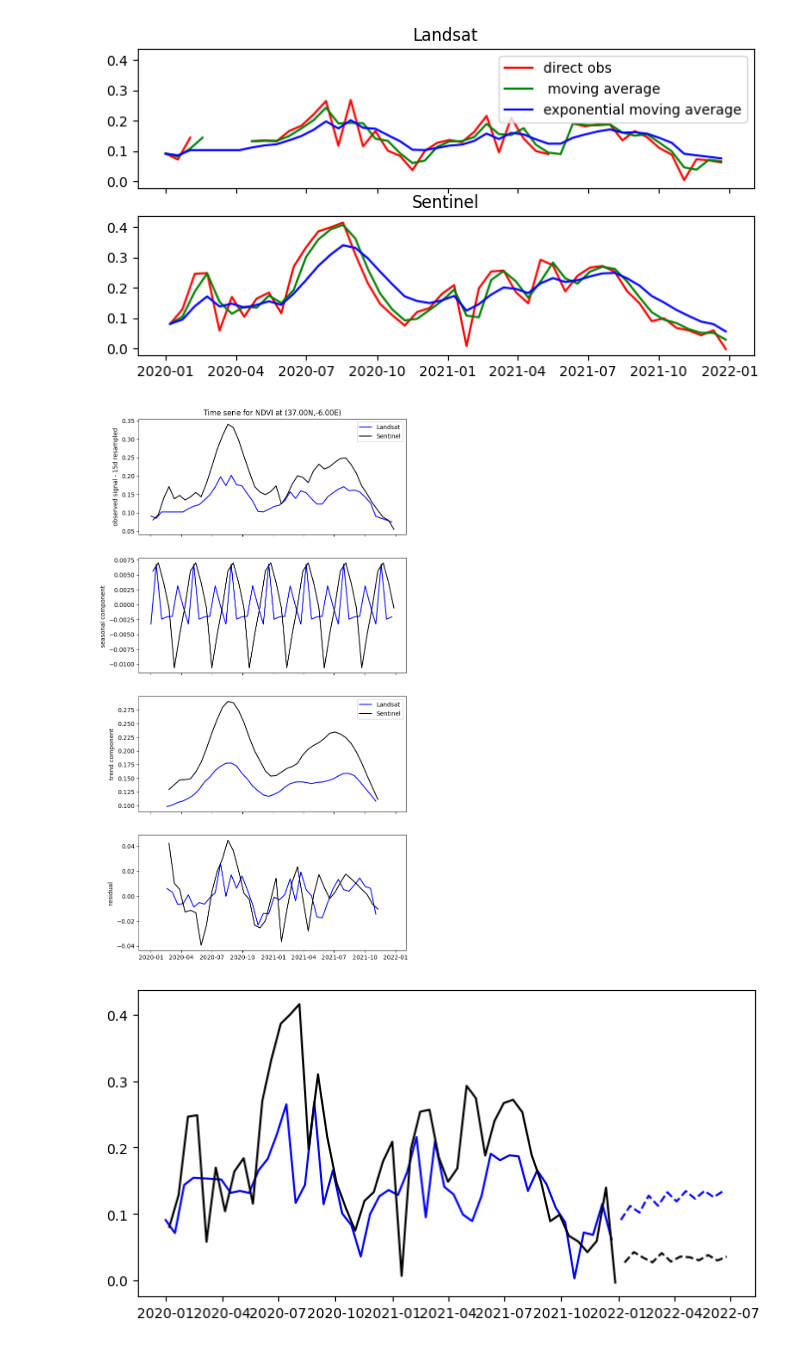
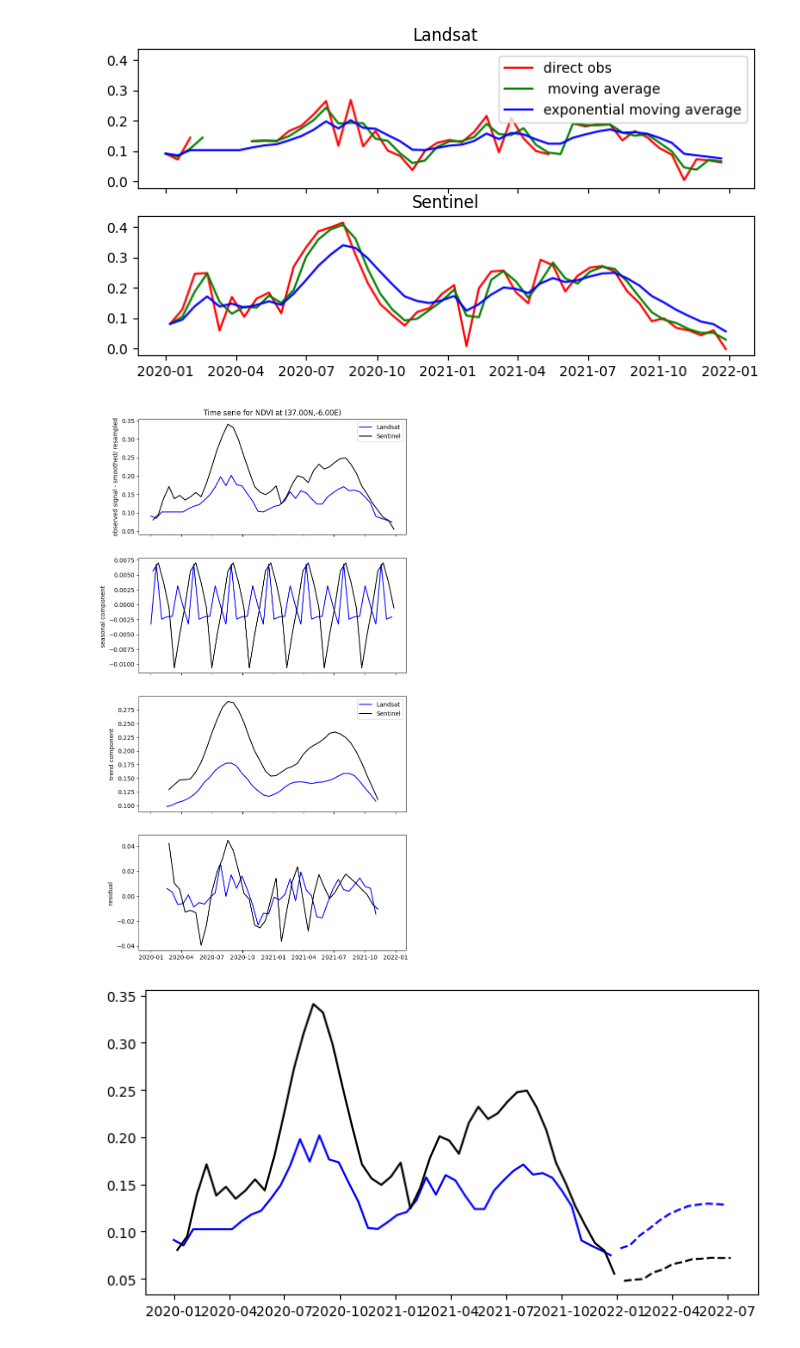
Before and after one commit to jclary-31/VegetationFromSpace_Landsat2_Sentinel8, a Jupyter notebook: Multispectral_Satellite_test.ipynb, the cells around one changed output. Cells and saved outputs as stored; diff of their text form; code cells hidden in the pictures.

```diff
--- a/Multispectral_Satellite_test.ipynb
+++ b/Multispectral_Satellite_test.ipynb
@@ -688,19 +805,19 @@ fig.show()
 
 #resample on 15d and interpolate
 #rolling mean induce nana.... cant be interpolated
-Sent_df16d=Sent_ema.resample('16d').mean().interpolate(method='spline',order=1)
-Land_df16d=Land_ema.resample('16d').mean().interpolate(method='spline',order=1)
+Sent_df_smooth=Sent_ema.resample('16d').mean().interpolate(method='spline',order=1)
+Land_df_smooth=Land_ema.resample('16d').mean().interpolate(method='spline',order=1)
 
 #seasonal decompose does NOT handle missing value ... but sentinel as some gaps
 #interpolation required before!
-Sent_decomp = seasonal_decompose(Sent_df16d[feature], model='additive')#,period=365//16)
-Land_decomp = seasonal_decompose(Land_df16d[feature], model='additive')
+Sent_decomp = seasonal_decompose(Sent_df_smooth[feature], model='additive')#,period=365//16)
+Land_decomp = seasonal_decompose(Land_df_smooth[feature], model='additive')
 
 
 fig,ax=plt.subplots(4,1,figsize=(8,16),sharex=True)
 ax[0].plot(Land_decomp.observed,'b',label='Landsat')
 ax[0].plot(Sent_decomp.observed,'k',label='Sentinel')
-ax[0].set_ylabel('observed signal - 15d resampled')
+ax[0].set_ylabel('observed signal - smoothed/ resampled')
 ax[0].legend()
 ax[0].set_title('Time serie for '+ feature +' at ('+ '{:0.2f}'.format(lat) +'N,'+ '{:0.2f}'.format(lon) +'E)')
 #ax[0].tick_params(labelbottom=True)
@@ -720,7 +837,7 @@ ax[3].set_ylabel('residual ')
 
 fig.show()
 # %% [output]
-[figure, old version]
+[figure, new version]
 # %%
 
 ############################################## PREDICTION
@@ -728,37 +845,37 @@ fig.show()
 # ARIMA= Autoregressive Integrated Moving Average
 #https://medium.com/@hazallgultekin/time-series-analysis-and-forecasting-with-arima-8be02ba2665a
 #https://www.statsmodels.org/stable/generated/statsmodels.tsa.arima.model.ARIMA.html
 from statsmodels.tsa.arima.model import ARIMA
 
 #ordre=(p,q,d) The parameters of the ARIMA model are defined as follows:
 #    p: The lag order, representing the number of lag observations incorporated in the model.
 #    d: Degree of differencing, denoting the number of times raw observations undergo differencing.
 #    q: Order of moving average, indicating the size of the moving average window.
 ordre=(4, 1, 2)
 
 #define optimal order p,d,q ???
 
-nstep=round(Sent_df15d.shape[0]/4)
+nstep=round(Sent_df_smooth.shape[0]/4)
 
-model = ARIMA(Land_df15d[feature], order=ordre)
+model = ARIMA(Land_df_smooth[feature], order=ordre)
 model_fit = model.fit()
 # Forecast next n time step, here a timestep=15days
 Land_forecast = model_fit.forecast(steps=nstep)
 
-model = ARIMA(Sent_df15d[feature], order=ordre)
+model = ARIMA(Sent_df_smooth[feature], order=ordre)
 model_fit = model.fit()
 # Forecast next n time step, here a timestep=15days
 Sent_forecast = model_fit.forecast(steps=nstep)
 
 ####
 
 fig,ax=plt.subplots(figsize=(8,4))
-ax.plot(Land_df15d.index,Land_df15d[feature],'b')
-ax.plot(Sent_df15d.index,Sent_df15d[feature],'k')
+ax.plot(Land_df_smooth.index,Land_df_smooth[feature],'b')
+ax.plot(Sent_df_smooth.index,Sent_df_smooth[feature],'k')
 ax.plot(Land_forecast.index,Land_forecast,'b',linestyle='dashed')
 ax.plot(Sent_forecast.index,Sent_forecast,'k',linestyle='dashed')
 
 fig.show()
 # %% [output]
-[figure, old version]
+[figure, new version]
 # %%
```
Also changed, not shown: parts of 14 cells of this notebook.
